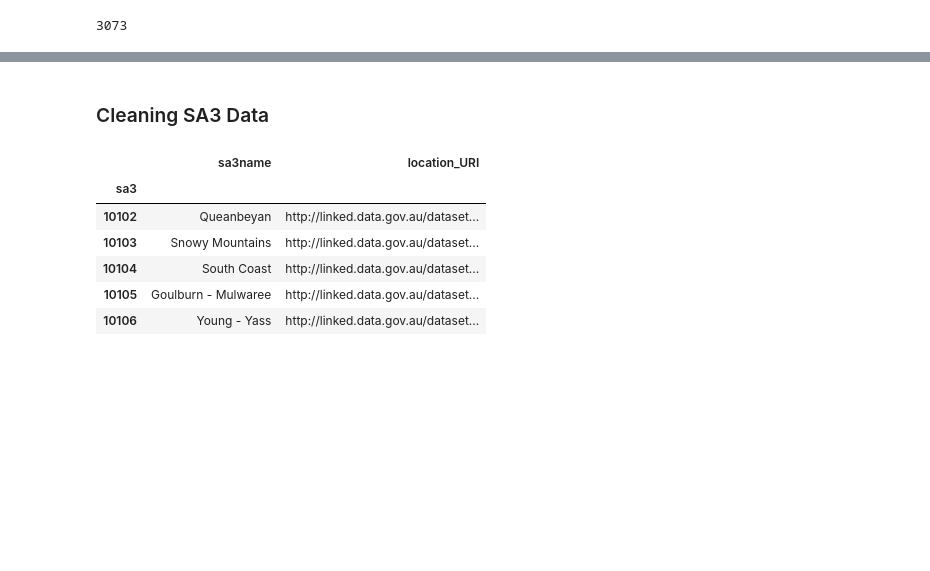
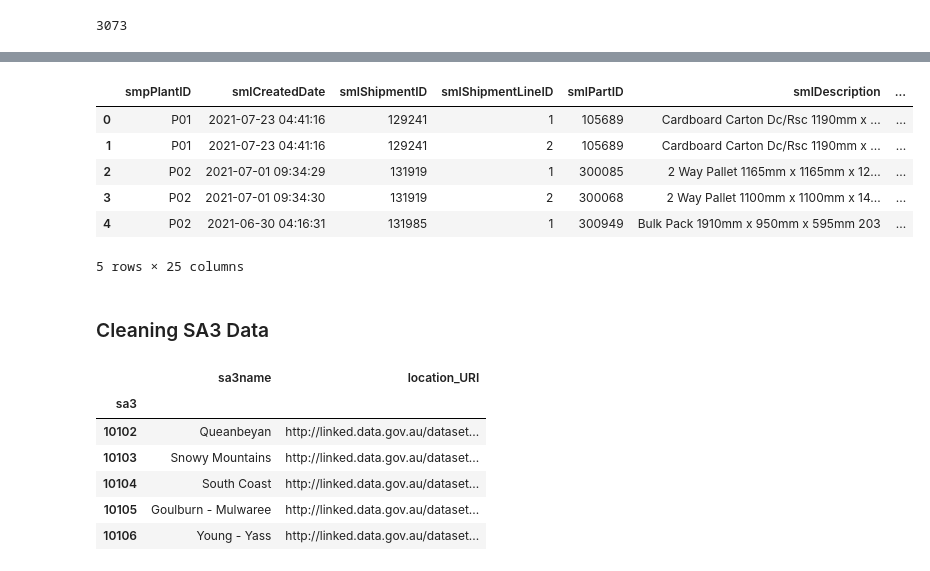
Before and after one commit to ArchanaKarri/Project-3, a Jupyter notebook: coordinates.ipynb, the cells around one changed output, grey strips where cells are left out. Cells and saved outputs as stored; diff of their text form; code cells hidden in the pictures; blank space fills up the shorter version.

```diff
--- a/coordinates.ipynb
+++ b/coordinates.ipynb
@@ -34,11 +37,13 @@ shipments_df = shipments_df.reset_index(drop=True)
 # %%
 # Convert datatype to numeric
 
-shipments_df[["cmlPostCode"]] = shipments_df[["cmlPostCode"]].apply(pd.to_numeric)
+shipments_df[["postcode"]] = shipments_df[["cmlPostCode"]].apply(pd.to_numeric)
+
+# Convert postcode datatype to int
+shipments_df[["postcode"]] = shipments_df[["postcode"]].astype(np.int64)
+
+# Drop old postcode column
+shipments_df = shipments_df.drop('cmlPostCode', inplace=False, axis=1)
-# %%
-# Convert postcode datatype to int
-
-shipments_df[["cmlPostCode"]] = shipments_df[["cmlPostCode"]].astype(np.int64)
 # %%
 # Convert columns to date type
 
@@ -100,3 +112,16 @@ unique_postcode_df.head(5)
+# %%
+# Combine the data into a single dataset
+shipment_merge_df = pd.merge(shipments_df, unique_postcode_df, on="postcode")
+# %%
+shipment_merge_df.head(5)
+# %% [output]
+|  | smpPlantID | smlCreatedDate | smlShipmentID | smlShipmentLineID | smlPartID | smlDescription | ... |
+| 0 | P01 | 2021-07-23 04:41:16 | 129241 | 1 | 105689 | Cardboard Carton Dc/Rsc 1190mm x ... | ... |
+| 1 | P01 | 2021-07-23 04:41:16 | 129241 | 2 | 105689 | Cardboard Carton Dc/Rsc 1190mm x ... | ... |
+| 2 | P02 | 2021-07-01 09:34:29 | 131919 | 1 | 300085 | 2 Way Pallet 1165mm x 1165mm x 12... | ... |
+| 3 | P02 | 2021-07-01 09:34:30 | 131919 | 2 | 300068 | 2 Way Pallet 1100mm x 1100mm x 14... | ... |
+| 4 | P02 | 2021-06-30 04:16:31 | 131985 | 1 | 300949 | Bulk Pack 1910mm x 950mm x 595mm 203 | ... |
+5 rows × 25 columns
 # %% [markdown]
 ### Cleaning SA3 Data
 # %%
```
Also changed, not shown: parts of 12 cells of this notebook.
